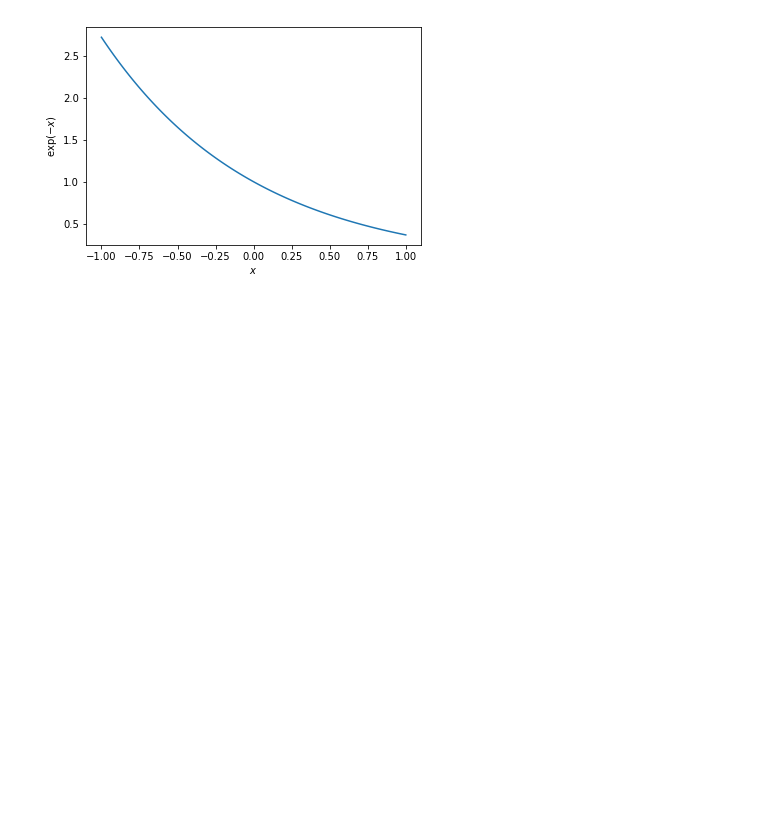
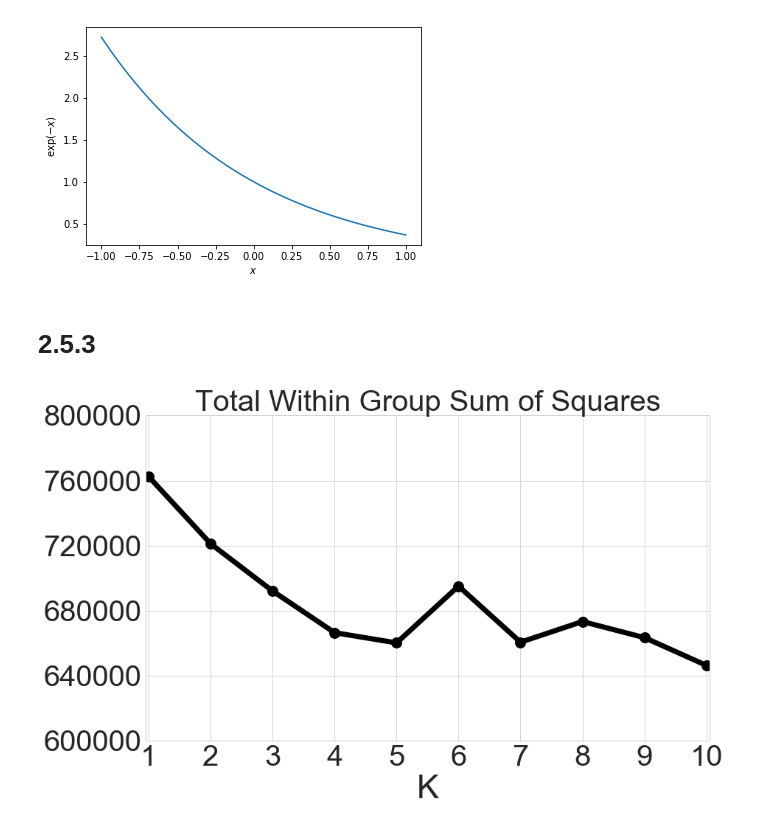
Before and after one commit to caitaozhan/CSE512-homework, a Jupyter notebook: hw5/plot.ipynb, the cells around one changed output. Saved outputs shown, nothing was run; the diff lists cells and outputs as text; code cells hidden in the pictures; blank space fills up the shorter version.

Commit message:
question 2 finished, add plots

```diff
--- a/hw5/plot.ipynb
+++ b/hw5/plot.ipynb
@@ -20,3 +22,49 @@ plt.ylabel('$\exp(-x)$')
 plt.show()
 # %% [output]
 [figure]
+# %% [markdown]
+# 2.5.3
+# %%
+from matplotlib import rcParams
+rcParams.update({'figure.autolayout': True})
+def_figsize = 56, 20
+#rcParams['figure.figsize'] = 28, 20
+
+plt.style.use('seaborn-paper')
+sns.set(context='paper', font_scale=1.6)
+sns.set_style("whitegrid")
+sns.set_palette(sns.xkcd_palette(['black', 'greyish']))
+
+SMALL_SIZE = 40
+MEDIUM_SIZE = 40
+BIGGER_SIZE = 40
+#
+plt.rc('font', size=SMALL_SIZE)          # controls default text sizes
+plt.rc('axes', titlesize=SMALL_SIZE)     # fontsize of the axes title
+plt.rc('axes', labelsize=MEDIUM_SIZE)    # fontsize of the x and y labels
+plt.rc('xtick', labelsize=SMALL_SIZE)    # fontsize of the tick labels
+plt.rc('ytick', labelsize=SMALL_SIZE)    # fontsize of the tick labels
+plt.rc('legend', fontsize=SMALL_SIZE)    # legend fontsize
+plt.rc('figure', titlesize=BIGGER_SIZE) # fontsize of the figure title
+
+df = pd.read_csv('plot_data/sos.csv', header=None)
+
+Y = df[0].tolist()
+X = range(1, len(Y)+1)
+
+rcParams['lines.linewidth'] = 7
+
+plt.figure(figsize=(14,9))
+plt.plot(X, Y, linestyle='-', marker='o', markersize=15)
+plt.xlabel('K', fontsize=45)
+plt.title('Total Within Group Sum of Squares', fontsize=40)
+
+plt.xticks(np.arange(1, 11, 1))
+plt.yticks(np.arange(600000, 810000, 40000))
+plt.xlim([0.95, 10.05])
+#plt.ylim([0, 7001])
+
+plt.savefig('plot/q2_5_3.png')
+plt.show()
+# %% [output]
+[figure, added]
```
Also changed, not shown: parts of 2 cells of this notebook, 11 other files.
